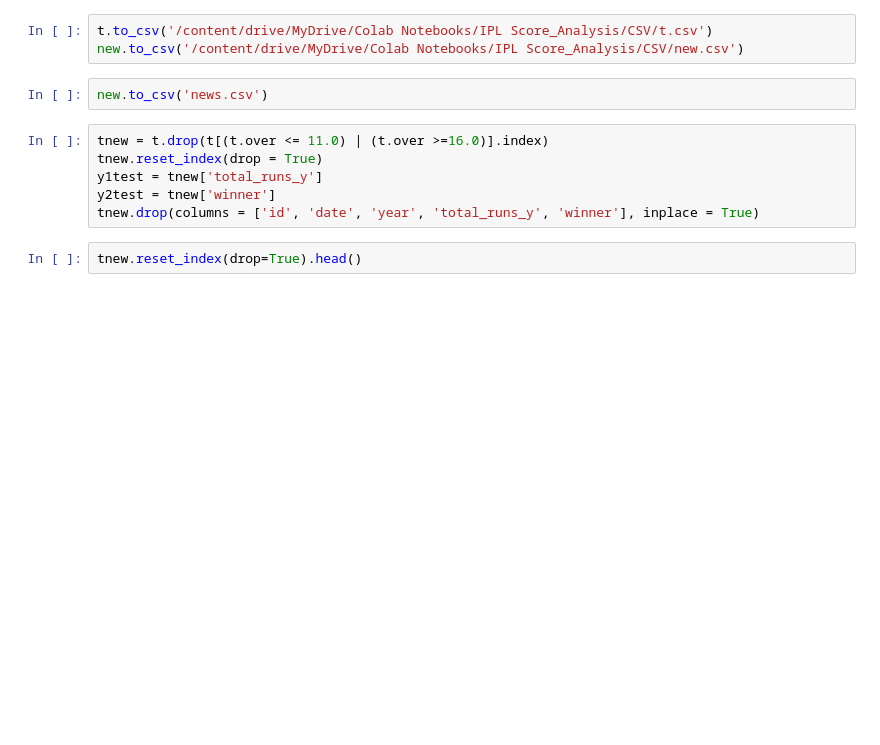
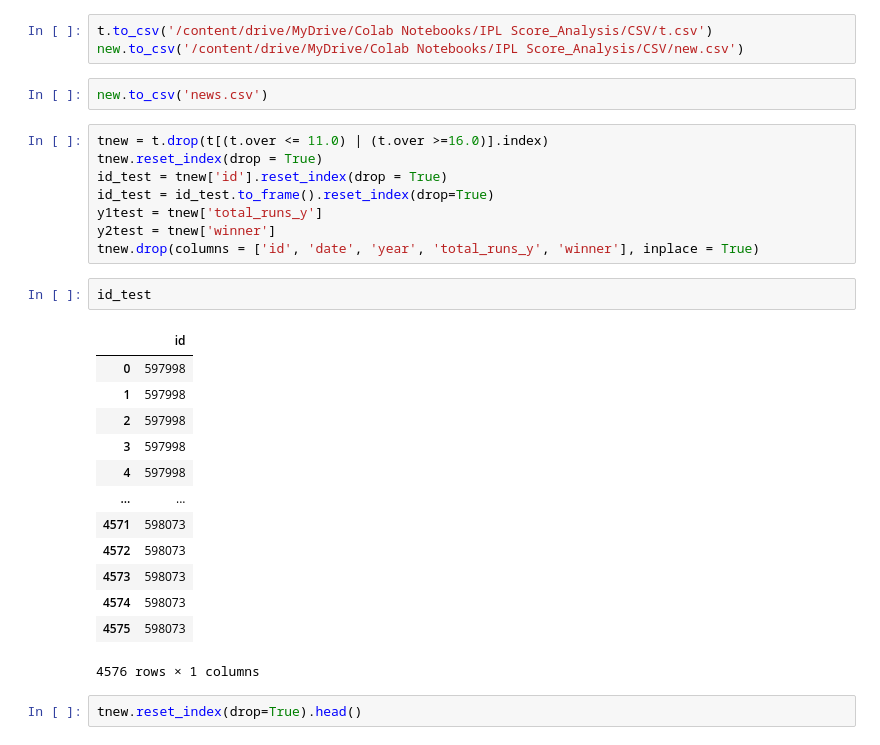
Before and after one commit to UtkarshAIITB/IPL-Data-Analysis, a Jupyter notebook: ML_models.ipynb, the cells around one changed output. Saved outputs shown, nothing was run; the diff lists cells and outputs as text; blank space fills up the shorter version.

```diff
--- a/ML_models.ipynb
+++ b/ML_models.ipynb
@@ -456,9 +445,27 @@ new.to_csv('news.csv')
 # %%
 tnew = t.drop(t[(t.over <= 11.0) | (t.over >=16.0)].index)
 tnew.reset_index(drop = True)
+id_test = tnew['id'].reset_index(drop = True)
+id_test = id_test.to_frame().reset_index(drop=True)
 y1test = tnew['total_runs_y']
 y2test = tnew['winner']
 tnew.drop(columns = ['id', 'date', 'year', 'total_runs_y', 'winner'], inplace = True)
+# %%
+id_test
+# %% [output]
+|  | id |
+| 0 | 597998 |
+| 1 | 597998 |
+| 2 | 597998 |
+| 3 | 597998 |
+| 4 | 597998 |
+| ... | ... |
+| 4571 | 598073 |
+| 4572 | 598073 |
+| 4573 | 598073 |
+| 4574 | 598073 |
+| 4575 | 598073 |
+4576 rows × 1 columns
 # %%
 tnew.reset_index(drop=True).head()
 # %% [output]
```
Also changed, not shown: parts of 36 cells of this notebook.
